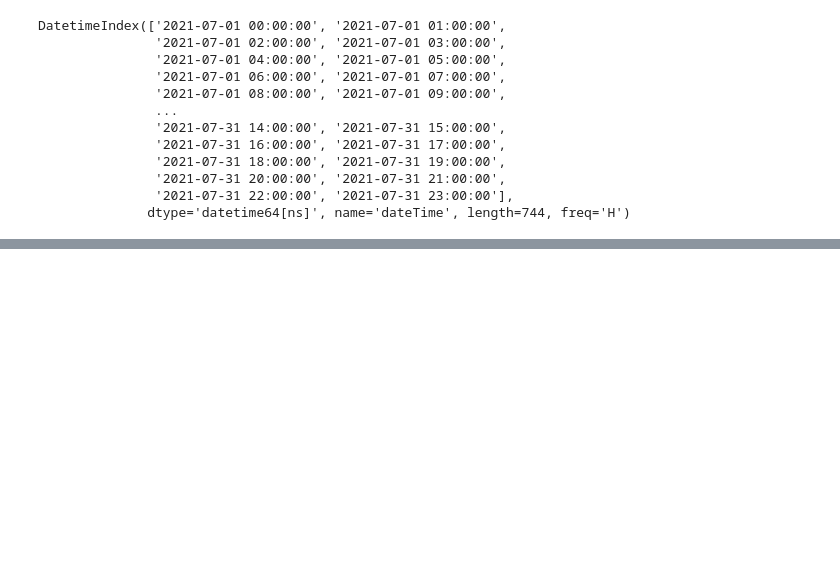
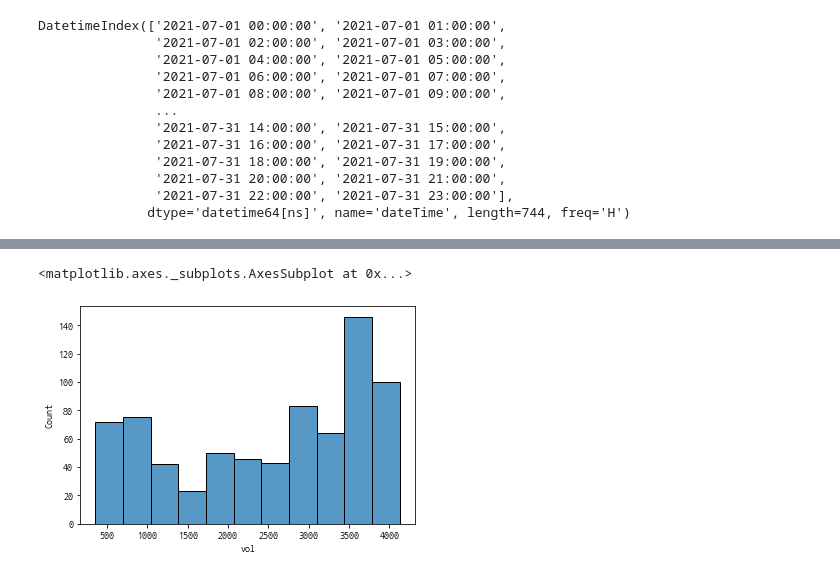
Before and after one commit to jessica8403/TIL, a Jupyter notebook: practice_22_01_10.ipynb, the cells around one changed output, grey strips where cells are left out. Cells and saved outputs as stored; diff of their text form; code cells hidden in the pictures; blank space fills up the shorter version.

```diff
--- a/practice_22_01_10.ipynb
+++ b/practice_22_01_10.ipynb
@@ -138,0 +221,5 @@ DatetimeIndex(['2021-07-01 00:00:00', '2021-07-01 01:00:00',
+# %%
+sns.histplot(data=rawData, x='vol')
+# %% [output]
+<matplotlib.axes._subplots.AxesSubplot at 0x...>
+[figure, added]
```
Also changed, not shown: parts of 26 cells of this notebook.
